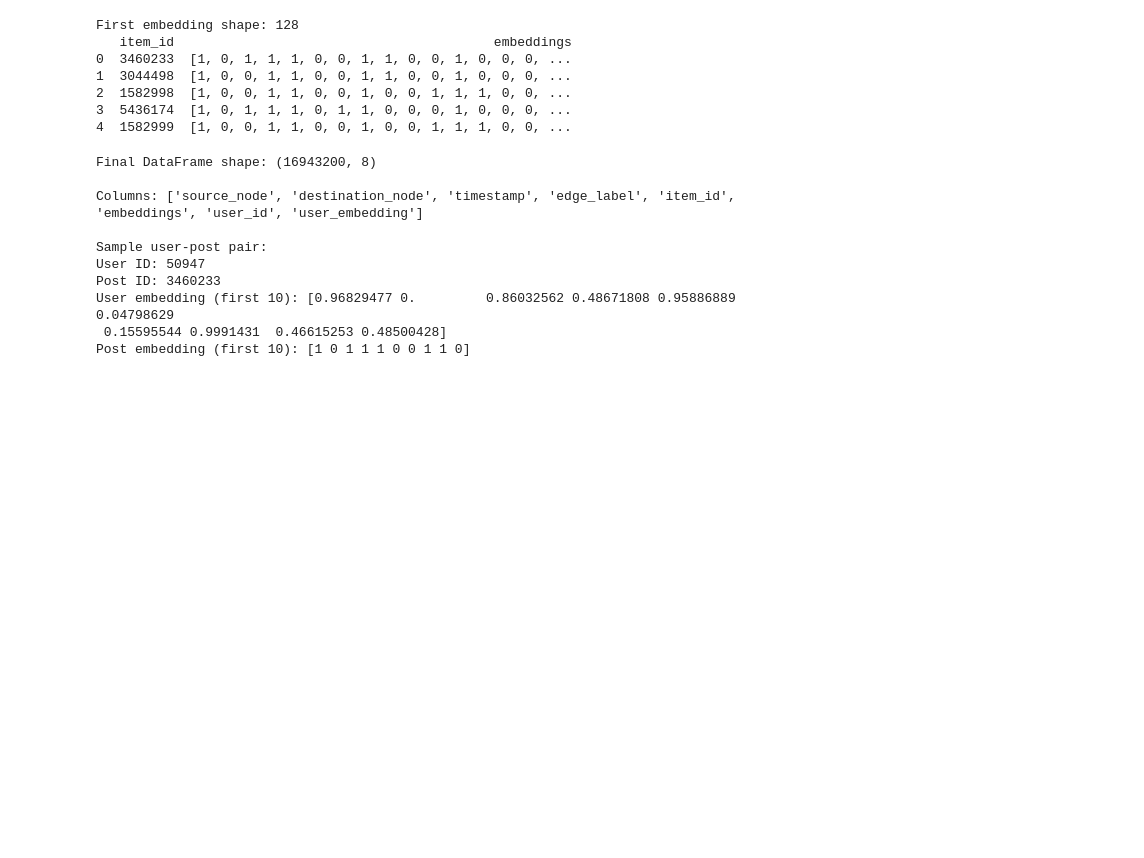
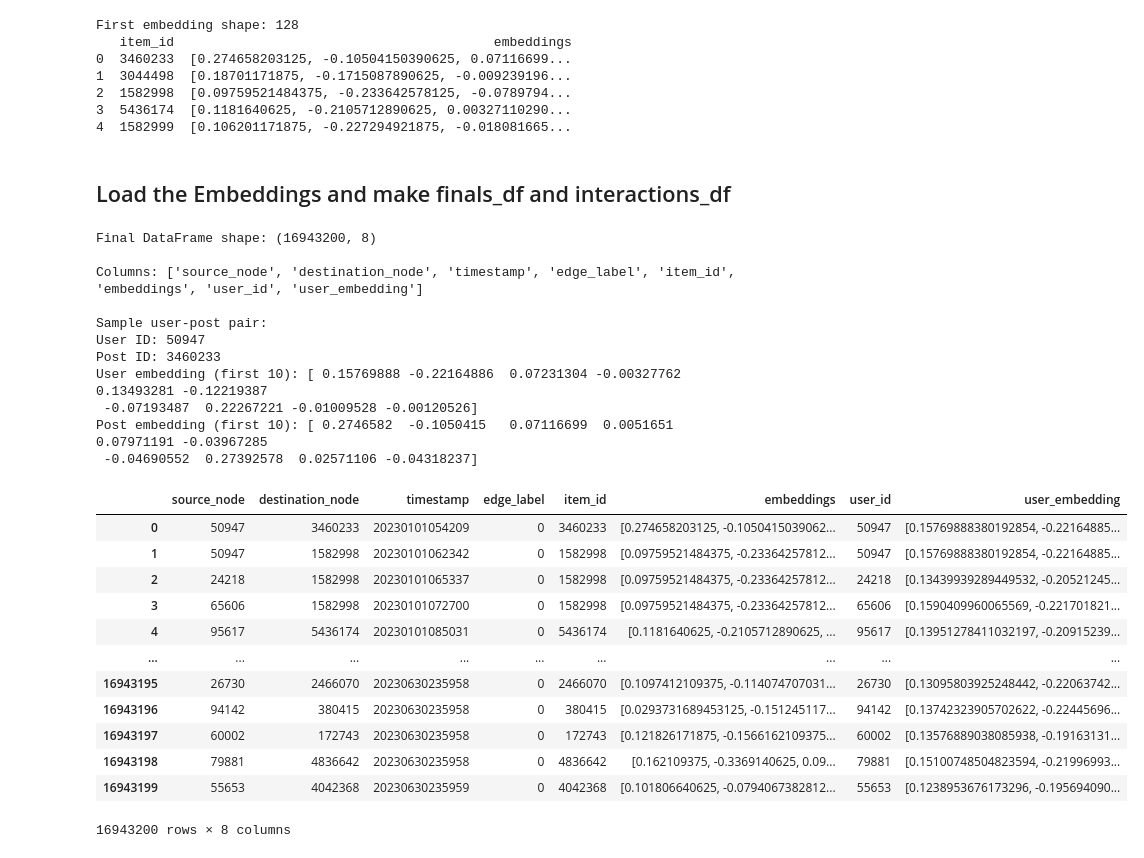
Before and after one commit to bbeat2782/Bluesky-GraphRec, a Jupyter notebook: two_tower/main.ipynb, the cells around one changed output. Drawn from its saved outputs; the diff is of its cells as text; code cells hidden in the pictures; blank space fills up the shorter version.

```diff
--- a/two_tower/main.ipynb
+++ b/two_tower/main.ipynb
@@ -5,16 +5,23 @@ import torch.nn as nn
 import torch.nn.functional as F
 import torch
 from tqdm import tqdm
+import pickle
+from model import SimpleTwoTowerModel
+import duckdb
+from torch.utils.data import Dataset, DataLoader
+from sklearn.model_selection import train_test_split
+
+device = torch.device('cuda' if torch.cuda.is_available() else 'cpu')
 
 # Load the parquet file
-df = pd.read_parquet("data/bluesky_text_embeddings (1).parquet")
+df = pd.read_parquet("data/bluesky_text_embeddings (2).parquet")
 
 # Unpack the binary embeddings
-def unpack_embeddings(packed_bytes):
-    return np.unpackbits(np.frombuffer(packed_bytes, dtype=np.uint8))
+# def unpack_embeddings(packed_bytes):
+#     return np.unpackbits(np.frombuffer(packed_bytes, dtype=np.uint8))
 
 # Apply unpacking to get original binary embeddings
-df['embeddings'] = df['embeddings'].apply(unpack_embeddings)
+# df['embeddings'] = df['embeddings'].apply(unpack_embeddings)
 
 # Now you can look at the first few rows to verify
 print("First embedding shape:", len(df['embeddings'].iloc[0]))
@@ -22,27 +29,25 @@ print(df[['item_id', 'embeddings']].head())
 # %% [output]
 First embedding shape: 128
    item_id                                         embeddings
-0  3460233  [1, 0, 1, 1, 1, 0, 0, 1, 1, 0, 0, 1, 0, 0, 0, ...
-1  3044498  [1, 0, 0, 1, 1, 0, 0, 1, 1, 0, 0, 1, 0, 0, 0, ...
-2  1582998  [1, 0, 0, 1, 1, 0, 0, 1, 0, 0, 1, 1, 1, 0, 0, ...
-3  5436174  [1, 0, 1, 1, 1, 0, 1, 1, 0, 0, 0, 1, 0, 0, 0, ...
-4  1582999  [1, 0, 0, 1, 1, 0, 0, 1, 0, 0, 1, 1, 1, 0, 0, ...
+0  3460233  [0.274658203125, -0.10504150390625, 0.07116699...
+1  3044498  [0.18701171875, -0.1715087890625, -0.009239196...
+2  1582998  [0.09759521484375, -0.233642578125, -0.0789794...
+3  5436174  [0.1181640625, -0.2105712890625, 0.00327110290...
+4  1582999  [0.106201171875, -0.227294921875, -0.018081665...
+# %% [markdown]
+## Load the Embeddings and make finals_df and interactions_df
 # %%
-import pandas as pd
-import numpy as np
-import duckdb
-
 # 1. Load and unpack embeddings
 con = duckdb.connect()
 con.execute("""
-    CREATE TABLE embeddings AS SELECT * FROM read_parquet('data/bluesky_text_embeddings (1).parquet');
+    CREATE TABLE embeddings AS SELECT * FROM read_parquet('data/bluesky_text_embeddings (2).parquet');
 """)
 post_embeddings_df = con.execute("SELECT * FROM embeddings").fetchdf()
 
-def unpack_embeddings(packed_bytes):
-    return np.unpackbits(np.frombuffer(packed_bytes, dtype=np.uint8))
+# def unpack_embeddings(packed_bytes):
+#     return np.unpackbits(np.frombuffer(packed_bytes, dtype=np.uint8))
 
-post_embeddings_df['embeddings'] = post_embeddings_df['embeddings'].apply(unpack_embeddings)
+# post_embeddings_df['embeddings'] = post_embeddings_df['embeddings'].apply(unpack_embeddings)
 
 # 2. Load interactions
 con.execute("""
@@ -89,6 +94,23 @@ Columns: ['source_node', 'destination_node', 'timestamp', 'edge_label', 'item_id
 Sample user-post pair:
 User ID: 50947
 Post ID: 3460233
-User embedding (first 10): [0.96829477 0.         0.86032562 0.48671808 0.95886889 0.04798629
- 0.15595544 0.9991431  0.46615253 0.48500428]
-Post embedding (first 10): [1 0 1 1 1 0 0 1 1 0]
+User embedding (first 10): [ 0.15769888 -0.22164886  0.07231304 -0.00327762  0.13493281 -0.12219387
+ -0.07193487  0.22267221 -0.01009528 -0.00120526]
+Post embedding (first 10): [ 0.2746582  -0.1050415   0.07116699  0.0051651   0.07971191 -0.03967285
+ -0.04690552  0.27392578  0.02571106 -0.04318237]
+# %%
+final_df
+# %% [output]
+|  | source_node | destination_node | timestamp | edge_label | item_id | embeddings | user_id | user_embedding |
+| 0 | 50947 | 3460233 | 20230101054209 | 0 | 3460233 | [0.274658203125, -0.1050415039062... | 50947 | [0.15769888380192854, -0.22164885... |
+| 1 | 50947 | 1582998 | 20230101062342 | 0 | 1582998 | [0.09759521484375, -0.23364257812... | 50947 | [0.15769888380192854, -0.22164885... |
+| 2 | 24218 | 1582998 | 20230101065337 | 0 | 1582998 | [0.09759521484375, -0.23364257812... | 24218 | [0.13439939289449532, -0.20521245... |
+| 3 | 65606 | 1582998 | 20230101072700 | 0 | 1582998 | [0.09759521484375, -0.23364257812... | 65606 | [0.1590409960065569, -0.221701821... |
+| 4 | 95617 | 5436174 | 20230101085031 | 0 | 5436174 | [0.1181640625, -0.2105712890625, ... | 95617 | [0.13951278411032197, -0.20915239... |
+| ... | ... | ... | ... | ... | ... | ... | ... | ... |
+| 16943195 | 26730 | 2466070 | 20230630235958 | 0 | 2466070 | [0.1097412109375, -0.114074707031... | 26730 | [0.13095803925248442, -0.22063742... |
+| 16943196 | 94142 | 380415 | 20230630235958 | 0 | 380415 | [0.0293731689453125, -0.151245117... | 94142 | [0.13742323905702622, -0.22445696... |
+| 16943197 | 60002 | 172743 | 20230630235958 | 0 | 172743 | [0.121826171875, -0.1566162109375... | 60002 | [0.13576889038085938, -0.19163131... |
+| 16943198 | 79881 | 4836642 | 20230630235958 | 0 | 4836642 | [0.162109375, -0.3369140625, 0.09... | 79881 | [0.15100748504823594, -0.21996993... |
+| 16943199 | 55653 | 4042368 | 20230630235959 | 0 | 4042368 | [0.101806640625, -0.0794067382812... | 55653 | [0.1238953676173296, -0.195694090... |
+16943200 rows × 8 columns
```
Also changed, not shown: parts of 13 cells of this notebook, 11 other files.
